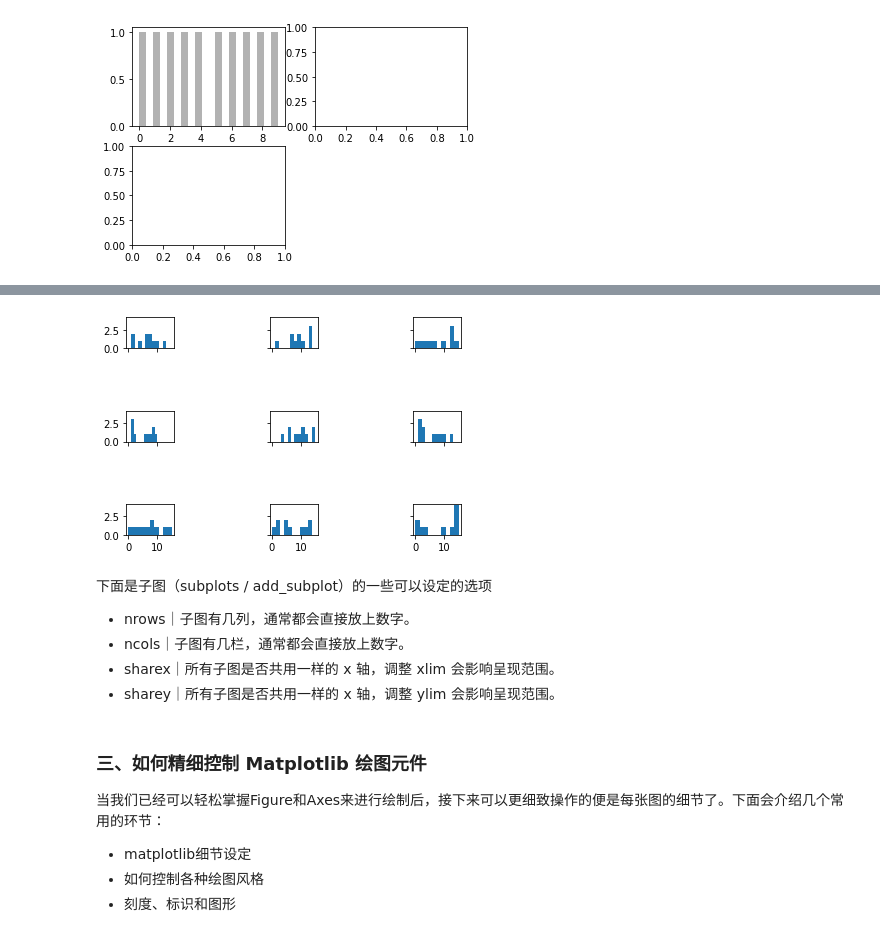
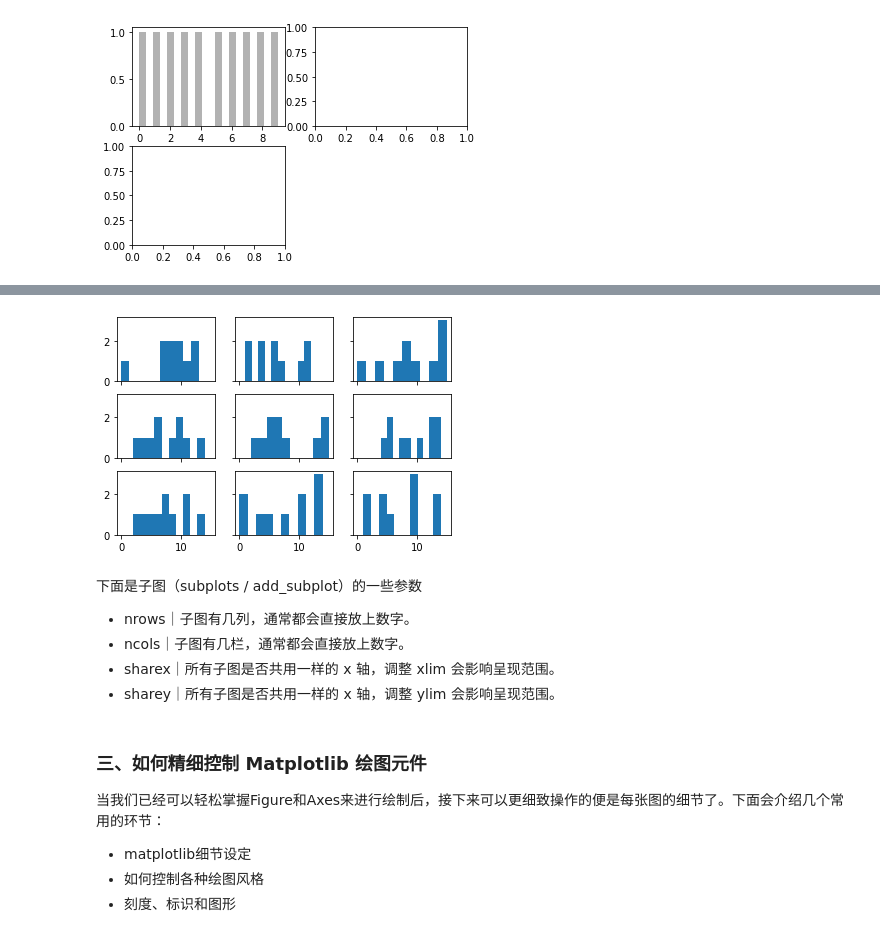
Before and after one commit to michaelbrucelin/HelloLanguage, a Jupyter notebook: Jupyter/Python/Note/Matplotlib.ipynb, the cells around one changed output, grey strips where cells are left out. Drawn from its saved outputs; the diff is of its cells as text; code cells hidden in the pictures.

```diff
--- a/Jupyter/Python/Note/Matplotlib.ipynb
+++ b/Jupyter/Python/Note/Matplotlib.ipynb
@@ -86,17 +97,17 @@ axes[1, 0].hist(np.random.randint(0, 16, 10), bins=10, linestyle='--', color='g'
 # %%
 # 一次指定3×3的图来绘制，并共用x, y轴
 fig, axes = plt.subplots(3, 3, sharex=True, sharey=True)
 for i in range(3):
     for j in range(3):
         axes[i, j].hist(np.random.randint(0, 16, 10))
 
 # 调整子图间留白的宽和高的百分比，也可以在figure实例后使用subplots_adjust的方法来调整该图，下面两行代码等价
-plt.subplots_adjust(wspace=2, hspace=2)
-fig.subplots_adjust(wspace=2, hspace=2)
+# plt.subplots_adjust(wspace=0.2, hspace=0.2)
+fig.subplots_adjust(wspace=0.2, hspace=0.2)
 # %% [output]
-[figure, old version]
+[figure, new version]
 # %% [markdown]
-下面是子图（subplots / add_subplot）的一些可以设定的选项
+下面是子图（subplots / add_subplot）的一些参数
  - nrows｜子图有几列，通常都会直接放上数字。
  - ncols｜子图有几栏，通常都会直接放上数字。
  - sharex｜所有子图是否共用一样的 x 轴，调整 xlim 会影响呈现范围。
```
Also changed, not shown: parts of 13 cells of this notebook, 2 other files.
